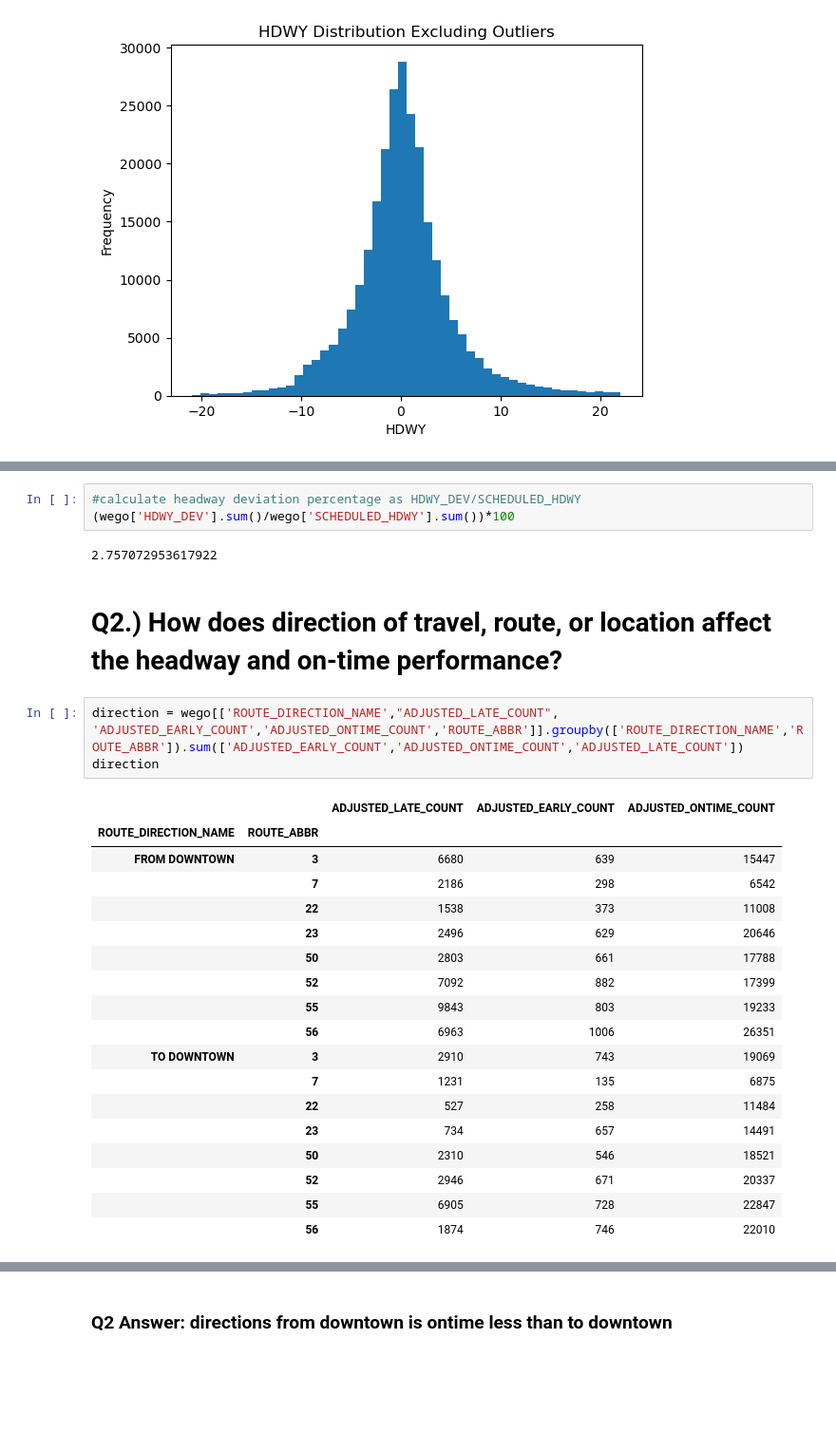
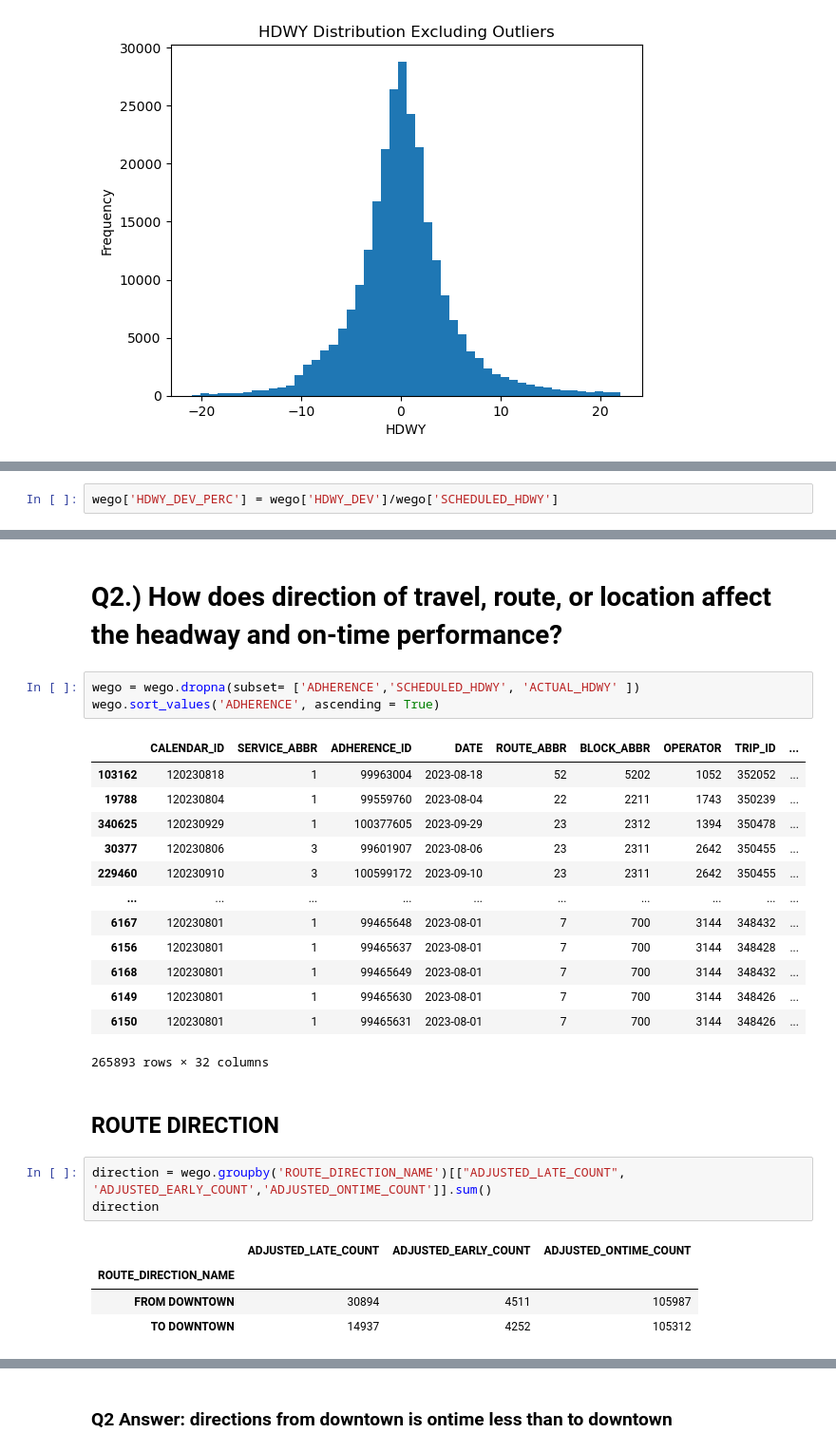
Before and after one commit to NSS-Data-Analytics-Cohort-11/wego-raiders, a Jupyter notebook: notebooks/wego.ipynb, the cells around one changed output, grey strips where cells are left out. Shown: that part at 95% size. Cells and saved outputs as stored; diff of their text form; blank space fills up the shorter version.

```diff
--- a/notebooks/wego.ipynb
+++ b/notebooks/wego.ipynb
@@ -187,0 +189,2 @@ Text(0.5, 1.0, 'Overall HDWY Distro')
+# %%
+wego['HDWY_DEV_PERC'] = wego['HDWY_DEV']/wego['SCHEDULED_HDWY']
@@ -208,32 +279,32 @@ memory usage: 80.2+ MB
-# %%
-#calculate headway deviation percentage as HDWY_DEV/SCHEDULED_HDWY
-(wego['HDWY_DEV'].sum()/wego['SCHEDULED_HDWY'].sum())*100
-# %% [output]
-2.757072953617922
 # %% [markdown]
 # Q2.) How does direction of travel, route, or location affect the headway and on-time performance?
+# %%
+wego = wego.dropna(subset= ['ADHERENCE','SCHEDULED_HDWY', 'ACTUAL_HDWY' ])
+wego.sort_values('ADHERENCE', ascending = True)
+# %% [output]
+|  | CALENDAR_ID | SERVICE_ABBR | ADHERENCE_ID | DATE | ROUTE_ABBR | BLOCK_ABBR | OPERATOR | TRIP_ID | ... |
+| 103162 | 120230818 | 1 | 99963004 | 2023-08-18 | 52 | 5202 | 1052 | 352052 | ... |
+| 19788 | 120230804 | 1 | 99559760 | 2023-08-04 | 22 | 2211 | 1743 | 350239 | ... |
+| 340625 | 120230929 | 1 | 100377605 | 2023-09-29 | 23 | 2312 | 1394 | 350478 | ... |
+| 30377 | 120230806 | 3 | 99601907 | 2023-08-06 | 23 | 2311 | 2642 | 350455 | ... |
+| 229460 | 120230910 | 3 | 100599172 | 2023-09-10 | 23 | 2311 | 2642 | 350455 | ... |
+| ... | ... | ... | ... | ... | ... | ... | ... | ... | ... |
+| 6167 | 120230801 | 1 | 99465648 | 2023-08-01 | 7 | 700 | 3144 | 348432 | ... |
+| 6156 | 120230801 | 1 | 99465637 | 2023-08-01 | 7 | 700 | 3144 | 348428 | ... |
+| 6168 | 120230801 | 1 | 99465649 | 2023-08-01 | 7 | 700 | 3144 | 348432 | ... |
+| 6149 | 120230801 | 1 | 99465630 | 2023-08-01 | 7 | 700 | 3144 | 348426 | ... |
+| 6150 | 120230801 | 1 | 99465631 | 2023-08-01 | 7 | 700 | 3144 | 348426 | ... |
+265893 rows × 32 columns
+# %% [markdown]
+## ROUTE DIRECTION
 # %%
-direction = wego[['ROUTE_DIRECTION_NAME',"ADJUSTED_LATE_COUNT", 'ADJUSTED_EARLY_COUNT','ADJUSTED_ONTIME_COUNT','ROUTE_ABBR']].groupby(['ROUTE_DIRECTION_NAME','ROUTE_ABBR']).sum(['ADJUSTED_EARLY_COUNT','ADJUSTED_ONTIME_COUNT','ADJUSTED_LATE_COUNT'])
+direction = wego.groupby('ROUTE_DIRECTION_NAME')[["ADJUSTED_LATE_COUNT", 'ADJUSTED_EARLY_COUNT','ADJUSTED_ONTIME_COUNT']].sum()
 direction
 # %% [output]
-|  |  | ADJUSTED_LATE_COUNT | ADJUSTED_EARLY_COUNT | ADJUSTED_ONTIME_COUNT |
-| ROUTE_DIRECTION_NAME | ROUTE_ABBR |  |  |  |
-| FROM DOWNTOWN | 3 | 6680 | 639 | 15447 |
-|  | 7 | 2186 | 298 | 6542 |
-|  | 22 | 1538 | 373 | 11008 |
-|  | 23 | 2496 | 629 | 20646 |
-|  | 50 | 2803 | 661 | 17788 |
-|  | 52 | 7092 | 882 | 17399 |
-|  | 55 | 9843 | 803 | 19233 |
-|  | 56 | 6963 | 1006 | 26351 |
-| TO DOWNTOWN | 3 | 2910 | 743 | 19069 |
-|  | 7 | 1231 | 135 | 6875 |
-|  | 22 | 527 | 258 | 11484 |
-|  | 23 | 734 | 657 | 14491 |
-|  | 50 | 2310 | 546 | 18521 |
-|  | 52 | 2946 | 671 | 20337 |
-|  | 55 | 6905 | 728 | 22847 |
-|  | 56 | 1874 | 746 | 22010 |
+|  | ADJUSTED_LATE_COUNT | ADJUSTED_EARLY_COUNT | ADJUSTED_ONTIME_COUNT |
+| ROUTE_DIRECTION_NAME |  |  |  |
+| FROM DOWNTOWN | 30894 | 4511 | 105987 |
+| TO DOWNTOWN | 14937 | 4252 | 105312 |
 # %%
 direction = direction.rename(columns = {'ADJUSTED_LATE_COUNT':'late_total',
                                        'ADJUSTED_EARLY_COUNT': 'early_total',
```
Also changed, not shown: parts of 25 cells of this notebook.
